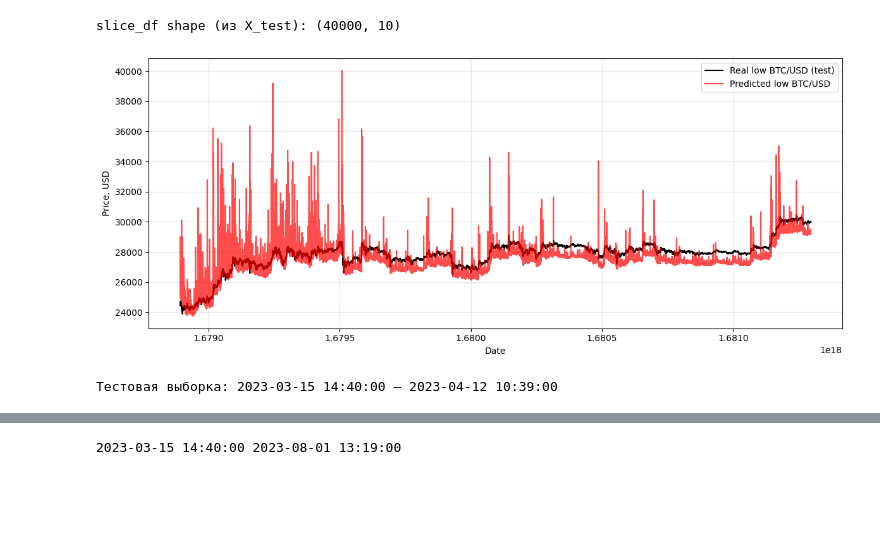
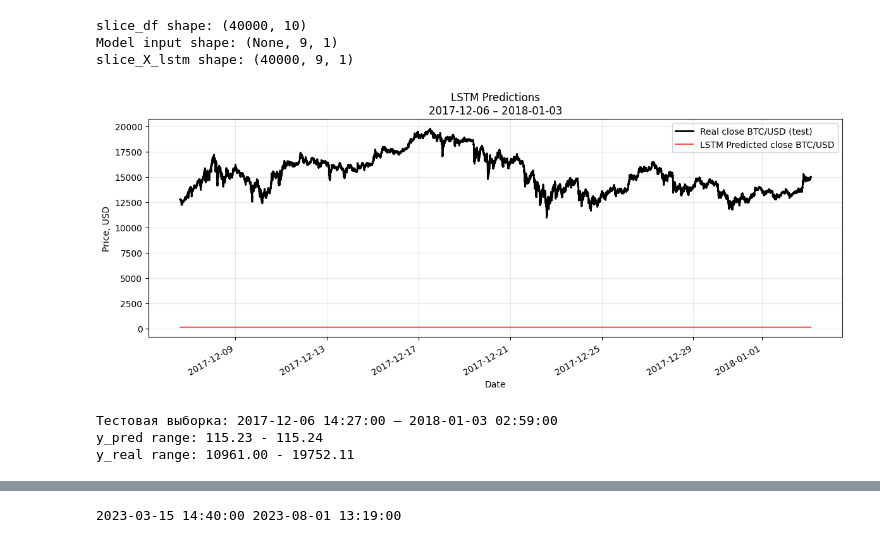
Before and after one commit to Chebu5/Network, a Jupyter notebook: Lab_4.ipynb, the cells around one changed output, grey strips where cells are left out. Cells and saved outputs as stored; diff of their text form; code cells hidden in the pictures; blank space fills up the shorter version.

```diff
--- a/Lab_4.ipynb
+++ b/Lab_4.ipynb
@@ -141,0 +92,15 @@ X_train shape: (160000, 8)
+# %%
+# загружаем те же данные, что используются в LSTM модели
+print("загрузка данных...")
+data = pd.read_csv('bitcoin_2017_to_2023.csv')
+
+print(f"Колонки в данных: {list(data.columns)}")  # Проверим колонки
+
+# преобразуем timestamp в datetime, но НЕ устанавливаем как индекс
+data['timestamp'] = pd.to_datetime(data['timestamp'])
+
+# Сортируем по дате по возрастанию (2017 -> 2023)
+data = data.sort_values('timestamp').reset_index(drop=True)
+
+print(f"период данных: {data['timestamp'].min()} до {data['timestamp'].max()}")
+print(f"частота данных: {pd.infer_freq(data['timestamp'][:10])}")
@@ -457,38 +812,60 @@ None
 # %%
+slice_df = data.iloc[train_size:train_size + 40000].copy()
+print("slice_df shape:", slice_df.shape)
 
-slice_df = data.iloc[train_size:train_size + 40000].copy()
-
-print("slice_df shape (из X_test):", slice_df.shape)
-
-# 2. Числовые фичи БЕЗ timestamp (8 фич как в обучении)
-features_num = ['open', 'high', 'close', 'volume',
+# ✅ ТЕ ЖЕ 9 признаков, что использовались при обучении (включая timestamp)
+features_num = ['timestamp', 'open', 'high', 'close', 'volume',
                 'quote_asset_volume', 'number_of_trades',
                 'taker_buy_base_asset_volume', 'taker_buy_quote_asset_volume']
 
-# X_test уже готов для предсказаний
-slice_X = X_test[features_num].astype('float32').to_numpy()
-y_pred = model.predict(slice_X, batch_size=256, verbose=0).flatten()
+# Извлекаем 9 признаков (включая timestamp)
+slice_X_num = slice_df[features_num].astype('float32').values
 
-dates = slice_df['timestamp']  # Берем из data (datetime), НЕ из X_test
-y_real = y_test.to_numpy()
+slice_X_scaled = scaler.transform(slice_X_num)
 
-# Конвертируем обратно в datetime для .date()
-start_date = pd.to_datetime(dates.min(), unit='ns')
-end_date = pd.to_datetime(dates.max(), unit='ns')
+# Формируем (40000, 9, 1) - точно как модель ожидает
+slice_X_lstm = slice_X_scaled.reshape((slice_X_scaled.shape[0],
+                                       slice_X_scaled.shape[1],
+                                       1)).astype('float32')
 
+print(f"Model input shape: {model.input_shape}")      # (None, 9, 1)
+print(f"slice_X_lstm shape: {slice_X_lstm.shape}")    # (40000, 9, 1)
+
+# ✅ Теперь предсказания заработают
+y_pred = model.predict(slice_X_lstm, batch_size=256, verbose=0).flatten()
+
+# Даты для визуализации (без изменения длины)
+dates = pd.to_datetime(slice_df['timestamp'])
+y_real = y_test.values  # или y_test.to_numpy() если это Series
+
+start_date = dates.min()
+end_date = dates.max()
+
+# Остальной код визуализации остается тем же
+import matplotlib.dates as mdates
 plt.figure(figsize=(12, 5))
-plt.plot(dates, y_real, label='Real low BTC/USD (test)', color='black')
-plt.plot(dates, y_pred, label='Predicted low BTC/USD', color='red', alpha=0.7)
+plt.plot(dates, y_real, label='Real close BTC/USD (test)', color='black', linewidth=2)
+plt.plot(dates, y_pred, label='LSTM Predicted close BTC/USD', color='red', alpha=0.7)
 plt.xlabel('Date')
 plt.ylabel('Price, USD')
+plt.title(f'LSTM Predictions\n{start_date.date()} – {end_date.date()}')
 
+plt.gca().xaxis.set_major_formatter(mdates.DateFormatter('%Y-%m-%d'))
+plt.gca().xaxis.set_major_locator(mdates.AutoDateLocator())
+plt.gcf().autofmt_xdate()
 plt.grid(True, alpha=0.3)
 plt.legend()
 plt.tight_layout()
 plt.show()
 
 print(f"Тестовая выборка: {start_date} – {end_date}")
+print(f"y_pred range: {y_pred.min():.2f} - {y_pred.max():.2f}")
+print(f"y_real range: {y_real.min():.2f} - {y_real.max():.2f}")
 # %% [output]
-slice_df shape (из X_test): (40000, 10)
+slice_df shape: (40000, 10)
+Model input shape: (None, 9, 1)
+slice_X_lstm shape: (40000, 9, 1)
-[figure, old version]
+[figure, new version]
-Тестовая выборка: 2023-03-15 14:40:00 – 2023-04-12 10:39:00
+Тестовая выборка: 2017-12-06 14:27:00 – 2018-01-03 02:59:00
+y_pred range: 115.23 - 115.24
+y_real range: 10961.00 - 19752.11
```
Also changed, not shown: parts of 24 cells of this notebook, 1 other file.
